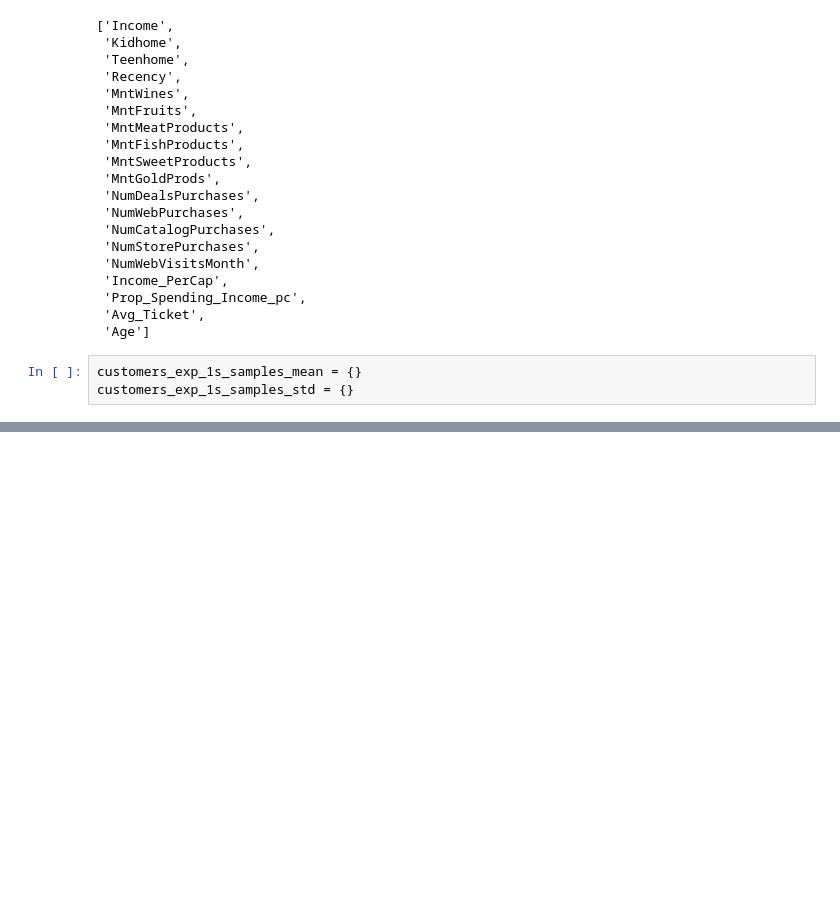
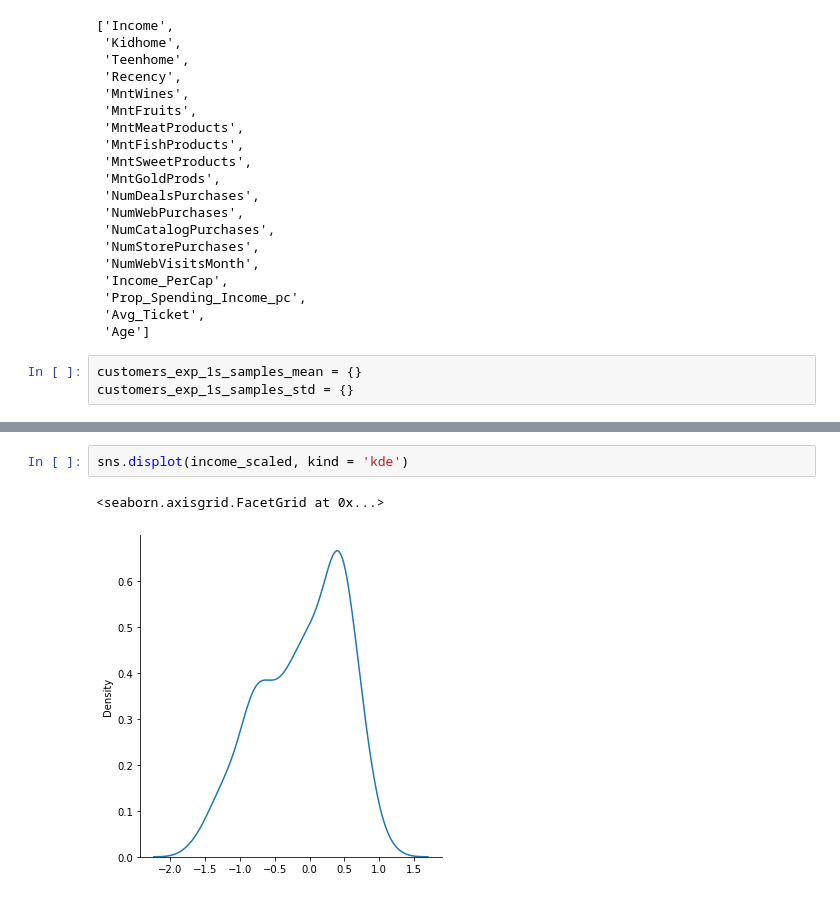
Before and after one commit to renanfmoises/consumer-behavior-analytics, a Jupyter notebook: notebooks/02. Consumer Behavior Analytics - Data Analysis (part 2A).ipynb, the cells around one changed output, grey strips where cells are left out. Saved outputs shown, nothing was run; the diff lists cells and outputs as text; blank space fills up the shorter version.

```diff
--- a/notebooks/02. Consumer Behavior Analytics - Data Analysis (part 2A).ipynb
+++ b/notebooks/02. Consumer Behavior Analytics - Data Analysis (part 2A).ipynb
@@ -96,0 +112,5 @@ sns.displot(customers_exp_1s_samples_mean['Income'], kind = 'kde');
+# %%
+sns.displot(income_scaled, kind = 'kde')
+# %% [output]
+<seaborn.axisgrid.FacetGrid at 0x...>
+[figure, added]
```
Also changed, not shown: parts of 5 cells of this notebook, 1 other file.
